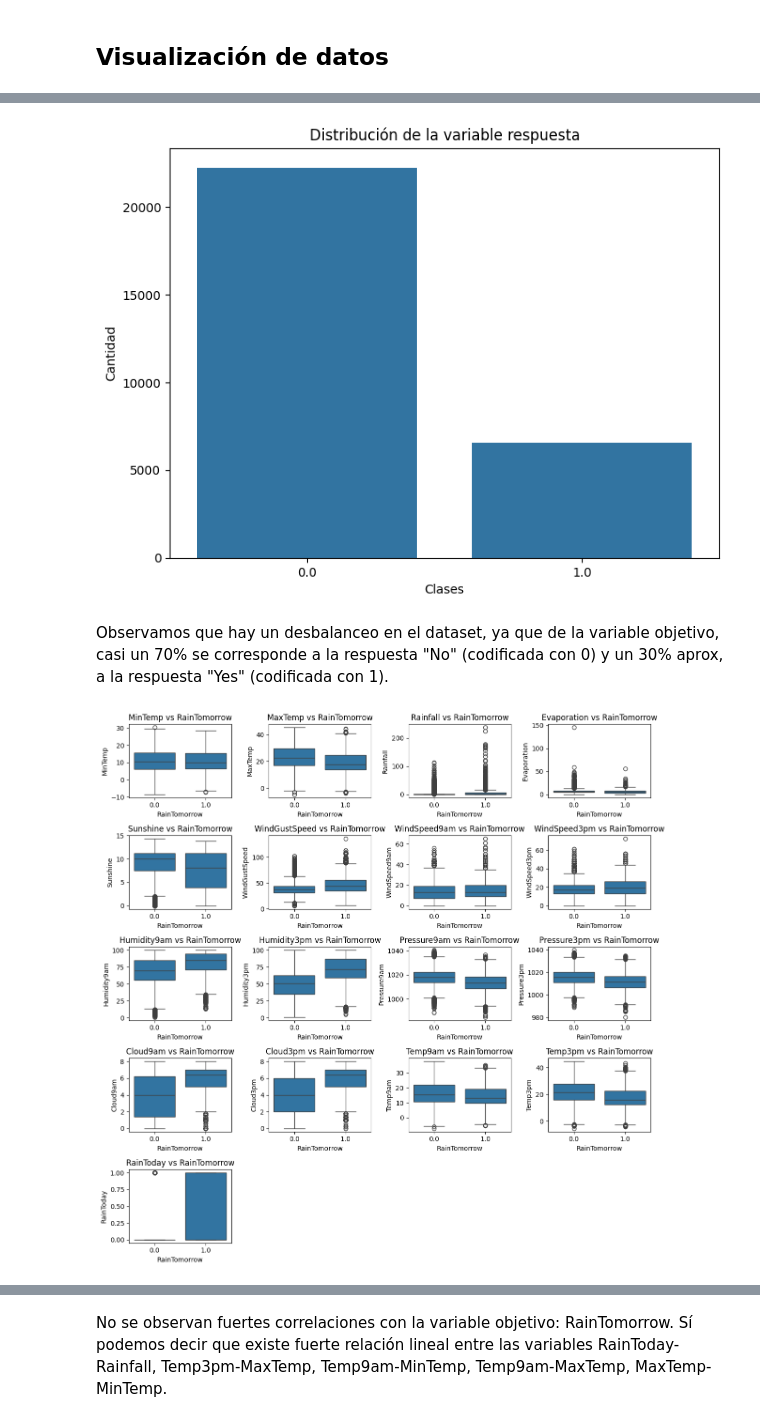
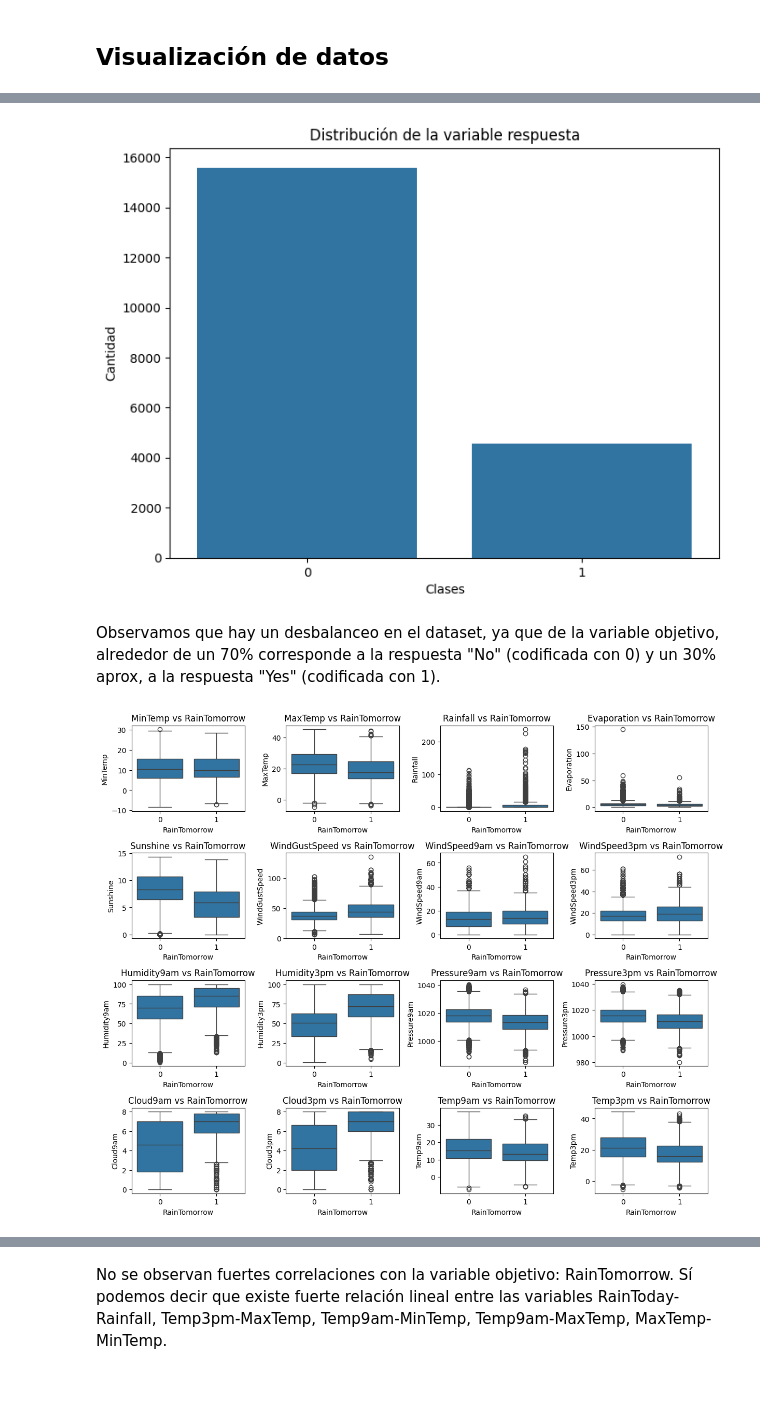
Before and after one commit to LBreccia/AA1-TUIA-Breccia-Justo, a Jupyter notebook: TP_clasificacion_AA1.ipynb, the cells around one changed output, grey strips where cells are left out. Saved outputs shown, nothing was run; the diff lists cells and outputs as text; code cells hidden in the pictures; blank space fills up the shorter version.

```diff
--- a/TP_clasificacion_AA1.ipynb
+++ b/TP_clasificacion_AA1.ipynb
@@ -404,7 +508,9 @@ def asignar_coordenadas_gustdir(direccion):
     y_gust = round(math.sin(angulo), 2)
     return pd.Series([x_gust, y_gust], index=['x_gust', 'y_gust'])
 # Aplicamos la función a la columna Windgustdir
-df_clima2[['x_gust', 'y_gust']] = df_clima2['WindGustDir'].apply(asignar_coordenadas_gustdir)
+X_train[['x_gust', 'y_gust']] = X_train['WindGustDir'].apply(asignar_coordenadas_gustdir)
+X_test[['x_gust', 'y_gust']] = X_test['WindGustDir'].apply(asignar_coordenadas_gustdir)
+X_val[['x_gust', 'y_gust']] = X_val['WindGustDir'].apply(asignar_coordenadas_gustdir)
 
 # Función para asignar coordenadas de dirección para WindDir9am:
 def asignar_coordenadas_dir9am(direccion):
@@ -413,7 +519,9 @@ def asignar_coordenadas_dir9am(direccion):
     y_dir9am = round(math.sin(angulo), 2)
     return pd.Series([x_dir9am, y_dir9am], index=['x_dir9am', 'y_dir9am'])
 # Aplicar la función a la columna WindDir9am
-df_clima2[['x_dir9am', 'y_dir9am']] = df_clima2['WindDir9am'].apply(asignar_coordenadas_dir9am)
+X_train[['x_dir9am', 'y_dir9am']] = X_train['WindDir9am'].apply(asignar_coordenadas_dir9am)
+X_test[['x_dir9am', 'y_dir9am']] = X_test['WindDir9am'].apply(asignar_coordenadas_dir9am)
+X_val[['x_dir9am', 'y_dir9am']] = X_val['WindDir9am'].apply(asignar_coordenadas_dir9am)
 
 # Función para asignar coordenadas de dirección para WindDir3pm:
 def asignar_coordenadas_dir3pm(direccion):
@@ -422,9 +530,11 @@ def asignar_coordenadas_dir3pm(direccion):
     y_dir3pm = round(math.sin(angulo), 2)
     return pd.Series([x_dir3pm, y_dir3pm], index=['x_dir3pm', 'y_dir3pm'])
 # Aplicar la función a la columna WindDir3pm:
-df_clima2[['x_dir3pm', 'y_dir3pm']] = df_clima2['WindDir3pm'].apply(asignar_coordenadas_dir3pm)
+X_train[['x_dir3pm', 'y_dir3pm']] = X_train['WindDir3pm'].apply(asignar_coordenadas_dir3pm)
+X_test[['x_dir3pm', 'y_dir3pm']] = X_test['WindDir3pm'].apply(asignar_coordenadas_dir3pm)
+X_val[['x_dir3pm', 'y_dir3pm']] = X_val['WindDir3pm'].apply(asignar_coordenadas_dir3pm)
 
 # Mostrar las primeras filas
-df_clima2.head()
+X_train.head()
 # %% [output]
 |  | Date | Location | WindGustDir | WindDir9am | WindDir3pm | MinTemp | MaxTemp | Rainfall | Evaporation | ... |
@@ -438,13 +548,25 @@ df_clima2.head()
 #Codificación de la variable categórica 'Location'
 
 encoder = OneHotEncoder(sparse_output=False)
-ciudades_one_hot = encoder.fit_transform(df_clima2[['Location']])
+ciudades_one_hot_train = encoder.fit_transform(X_train[['Location']])
+ciudades_one_hot_test = encoder.transform(X_test[['Location']])
+ciudades_one_hot_val = encoder.transform(X_val[['Location']])
 
 # Creamos un nuevo dataframe con la codificación One-Hot
-ciudades_df = pd.DataFrame(ciudades_one_hot, columns=encoder.get_feature_names_out(['Location']))
+ciudades_train = pd.DataFrame(ciudades_one_hot_train, columns=encoder.get_feature_names_out(['Location']))
+ciudades_test = pd.DataFrame(ciudades_one_hot_test, columns=encoder.get_feature_names_out(['Location']))
+ciudades_val = pd.DataFrame(ciudades_one_hot_val, columns=encoder.get_feature_names_out(['Location']))
+
+# Verifica si ya existen las columnas codificadas en los DataFrames
+columnas_codificadas = encoder.get_feature_names_out(['Location'])
+X_train = X_train.drop(columns=columnas_codificadas, errors='ignore')  # Elimina columnas duplicadas si existen
+X_test = X_test.drop(columns=columnas_codificadas, errors='ignore')
+X_val = X_val.drop(columns=columnas_codificadas, errors='ignore')
 
 # Combinamos el dataframe original con el nuevo de ciudades codificadas
-df_clima2 = pd.concat([df_clima2, ciudades_df], axis=1)
+X_train = pd.concat([X_train, ciudades_train], axis=1)
+X_test = pd.concat([X_test, ciudades_test], axis=1)
+X_val = pd.concat([X_val, ciudades_val], axis=1)
 
-print(df_clima2.head())
+print(X_train.head())
 # %% [output]
@@ -505,38 +630,42 @@ dtype: int64
 # %%
 # Visualización del balanceo de la variable respuesta
 plt.figure(figsize=(8, 6))
-sns.countplot(x='RainTomorrow', data=df_clima2)
+sns.countplot(x=y_train)
 plt.title('Distribución de la variable respuesta')
 plt.xlabel('Clases')
 plt.ylabel('Cantidad')
 plt.show()
 # %% [output]
-[figure, old version]
+[figure, new version]
 # %% [markdown]
-Observamos que hay un desbalanceo en el dataset, ya que de la variable objetivo, casi un 70% se corresponde a la respuesta "No" (codificada con 0) y un 30% aprox, a la respuesta "Yes" (codificada con 1).
+Observamos que hay un desbalanceo en el dataset, ya que de la variable objetivo, alrededor de un 70% corresponde a la respuesta "No" (codificada con 0) y un 30% aprox, a la respuesta "Yes" (codificada con 1).
 # %%
-columnas_numéricas = np.array(["MinTemp", 'MaxTemp', 'Rainfall', 'Evaporation', 'Sunshine',
+columnas_numericas = np.array(["MinTemp", 'MaxTemp', 'Rainfall', 'Evaporation', 'Sunshine',
        'WindGustSpeed', 'WindSpeed9am', 'WindSpeed3pm', 'Humidity9am',
        'Humidity3pm', 'Pressure9am', 'Pressure3pm', 'Cloud9am',
-       'Cloud3pm', 'Temp9am', 'Temp3pm', 'RainToday'])
+       'Cloud3pm', 'Temp9am', 'Temp3pm'])
 # %%
 #Realizamos un boxplot para cada variable numérica de X_train en función de la variable respuesta
 
-df_train_num = pd.DataFrame(X_train, columns=columnas_numéricas)
+df_train_num = X_train[columnas_numericas].copy()
+
+y_train = y_train.reset_index(drop=True)  # Resetea los índices si es necesario
+df_train_num = df_train_num.reset_index(drop=True)  # Resetea los índices de df_train_num
+
 df_train_num['RainTomorrow'] = y_train  # Añade la columna de etiquetas (variable respuesta)
 
 plt.figure(figsize=(12, 12))
 
 # Itera sobre cada columna de X_train y genera un boxplot con respecto a la variable de respuesta
 for i, column in enumerate(df_train_num.columns[:-1]):  # Excluye la columna 'target'
     plt.subplot(5, 4, i+1)
     sns.boxplot(x='RainTomorrow', y=column, data=df_train_num)
     plt.title(f'{column} vs RainTomorrow')
 
 plt.tight_layout()
 plt.show()
 # %% [output]
-[figure, old version]
+[figure, new version]
 # %% [markdown]
 A partir de los boxplots que relacionan a las variables numéricas de nuestro conjunto de entrenamiento con la variable respuesta, podemos observar lo siguiente:
 
```
Also changed, not shown: parts of 76 cells of this notebook.
